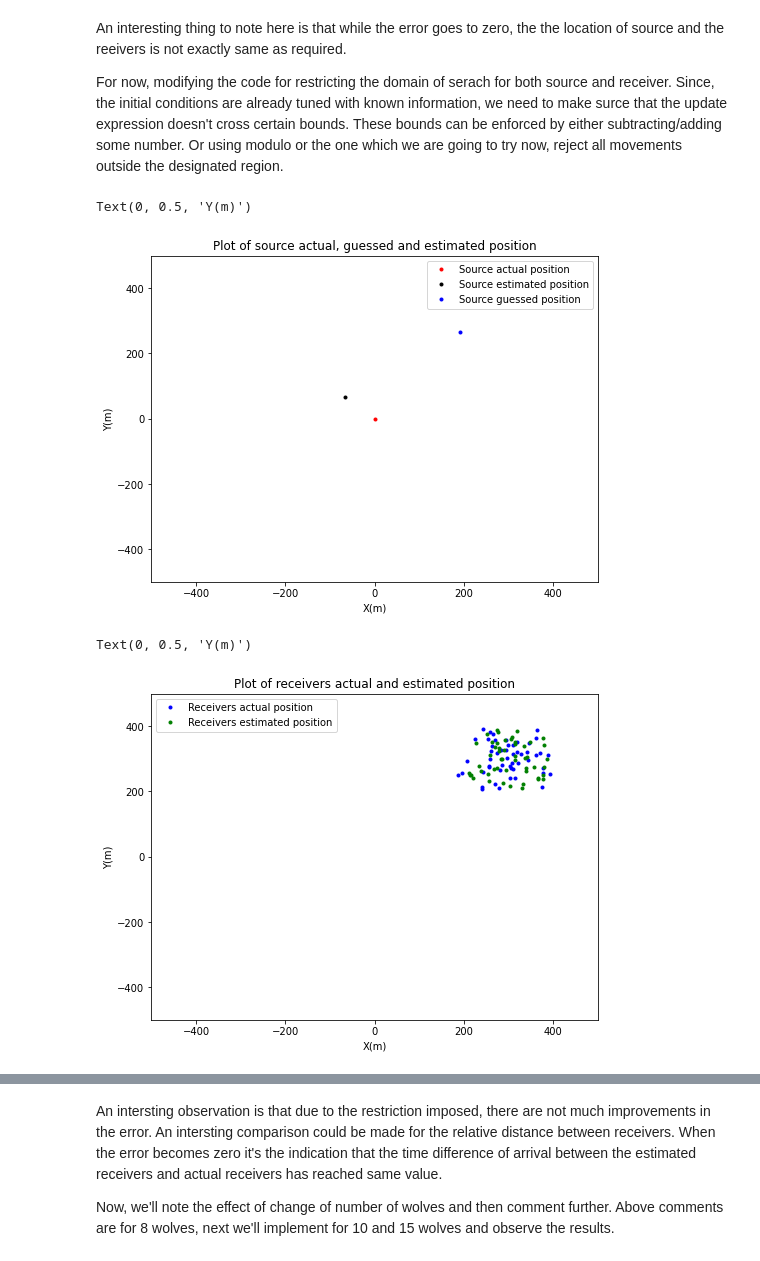
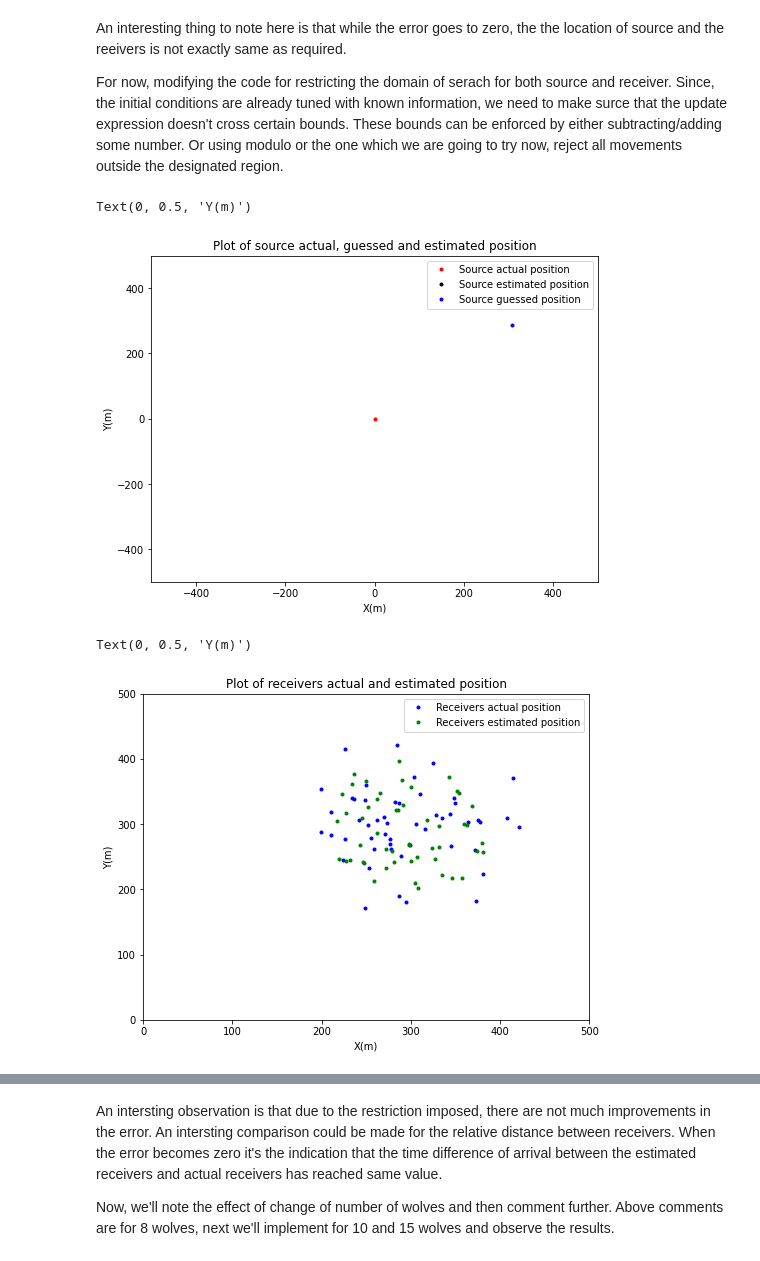
Before and after one commit to Student-Satellite-IITB/GLEE, a Jupyter notebook: Optimization/Grey_wolf_optimization.ipynb, the cells around one changed output, grey strips where cells are left out. Saved outputs shown, nothing was run; the diff lists cells and outputs as text; code cells hidden in the pictures.

```diff
--- a/Optimization/Grey_wolf_optimization.ipynb
+++ b/Optimization/Grey_wolf_optimization.ipynb
@@ -66,7 +66,7 @@ beta_fitness = fitness_GWO(alpha_pos,t_Rec_real,wave_vel = wave_vel)
 delta_pos = 300  + np.random.normal(loc=0.0,scale =50,size = (n_rec+1,2))
 delta_fitness = fitness_GWO(alpha_pos,t_Rec_real,wave_vel = wave_vel)
 # %%
-n_iter = 10000 # number of iterations
+n_iter = 25000 # number of iterations
 wolves_pos = np.copy(initial_pos)# creating a single vector for positions as update expression will be similar
 # %%
 # After this initial assigning of hierarchy, let's create the update expression
@@ -196,7 +196,7 @@ delta_fitness = fitness_GWO(alpha_pos,t_Rec_real,wave_vel = wave_vel)
 
 # Source will lie within the annulus with inner radii TOA_min*wave_vel and outer radii TOA_max*wave_vel
 # centered at the mean point of receivers/position of deployer
-n_iter =10000
+n_iter =25000
 a = 2
 fitness_value = np.zeros(shape= n_wolves) # creating an array for storing fitness value for each wolf
 error_iter = np.zeros(n_iter)   # creating an array for storing the minimum error for each iteration
@@ -244,7 +244,7 @@ for i in range(n_iter):
         C2 =2*r2
 
         D_beta =abs(C2 * beta_pos - wolves_pos[j])
-        # Equation (3.5)-part 2
+
         X2 = beta_pos - A2 * D_beta
 
         r1 = np.random.random(size=(np.shape(alpha_pos)))
@@ -283,23 +283,23 @@ plt.xlabel('X(m)')
 plt.ylabel('Y(m)')
 # %% [output]
 Text(0, 0.5, 'Y(m)')
-[figure, old version]
+[figure, new version]
 # %%
 plt.figure(figsize=(8,6))
 plt.plot(rec_pos_actual[:,0],rec_pos_actual[:,1],'b.',label='Receivers actual position')
 #plt.plot(initial_pos[0,1:,0],initial_pos[0,1:,1],'k.',label='REceivers guessed position')
 plt.plot(alpha_pos[1:,0],alpha_pos[1:,1],'g.',label='Receivers estimated position')
 
 
 plt.legend()
 plt.title('Plot of receivers actual and estimated position')
-plt.xlim(-500,500)
-plt.ylim(-500,500)
+plt.xlim(0,500)
+plt.ylim(0,500)
 plt.xlabel('X(m)')
 plt.ylabel('Y(m)')
 # %% [output]
 Text(0, 0.5, 'Y(m)')
-[figure, old version]
+[figure, new version]
 # %%
 plt.plot(np.arange(start= 0,stop = n_iter,step =1), error_iter)
 plt.title('Error vs iteration curve for'+'n_rec = '+str(n_rec)+',n_iter = '+ str(n_iter))
```
Also changed, not shown: parts of 19 cells of this notebook.
